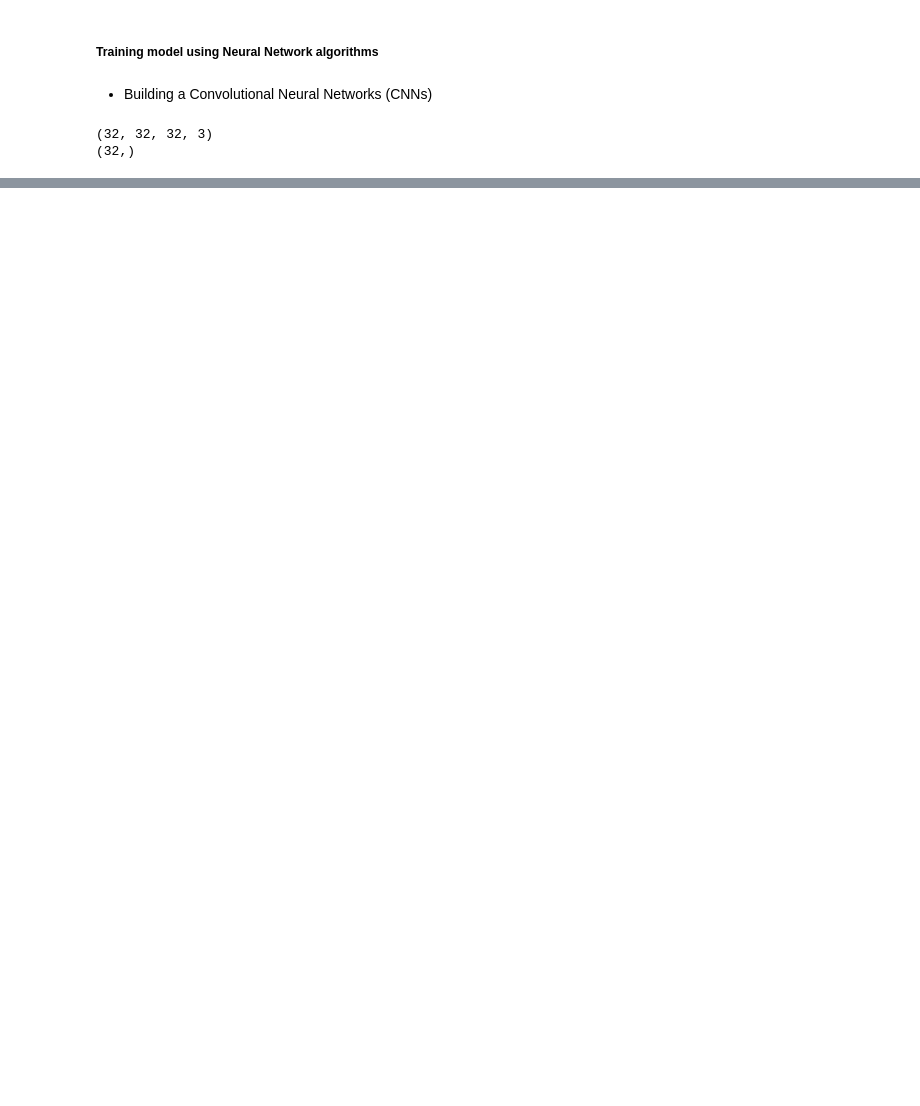
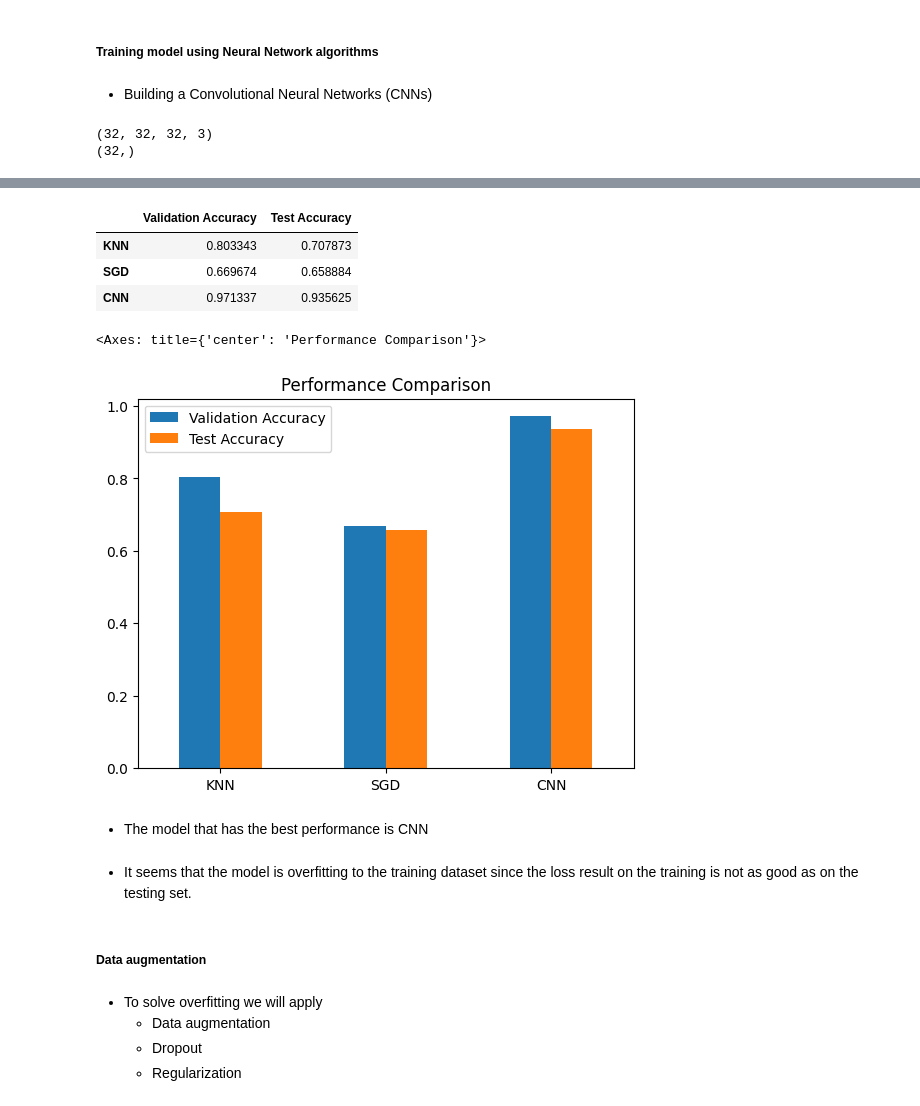
Before and after one commit to LowUp/AI_project, a Jupyter notebook: ai_generated_img_detection.ipynb, the cells around one changed output, grey strips where cells are left out. Saved outputs shown, nothing was run; the diff lists cells and outputs as text; code cells hidden in the pictures; blank space fills up the shorter version.

```diff
--- a/ai_generated_img_detection.ipynb
+++ b/ai_generated_img_detection.ipynb
@@ -551,10 +575,10 @@ models['SGD'] = SGDClassifier()
 # use crossvalidate to on all the models to get the accuracy and f1-score
 for name, model in models.items():
     scores = cross_validate(model, pcaX_train, Yr_train, cv=5, scoring=['accuracy', 'f1'], return_train_score=True)
+    performance_results.append({"name": name, "perf_train": scores['train_accuracy'].mean(), "perf_test": scores['test_accuracy'].mean()})
     print(f"Model : {name}")
     print("Accuracy:" , 'train:', scores['train_accuracy'].mean(), '| test:', scores['test_accuracy'].mean())
-    print("F1-score:" , 'train:', scores['train_f1'].mean(), '| test: ',
-    scores['test_f1'].mean())
+    print("F1-score:" , 'train:', scores['train_f1'].mean(), '| test: ', scores['test_f1'].mean())
     print("-----------------------------------------------------------")
 # %% [output]
 Model : KNN
@@ -576,8 +601,10 @@ from tensorflow.keras.models import Sequential
 AUTOTUNE = tf.data.AUTOTUNE
 
 # shuffle and batch the datasets
-train_ann = train_dataset.prefetch(buffer_size=AUTOTUNE)
-test_ann = test_dataset.prefetch(buffer_size=AUTOTUNE)
+train_ann = train_dataset
+test_ann = test_dataset
+# train_ann = train_dataset.prefetch(buffer_size=AUTOTUNE)
+# test_ann = test_dataset.prefetch(buffer_size=AUTOTUNE)
 # %%
 for image_batch, labels_batch in test_ann.take(1):
   print(image_batch.shape)
@@ -664,0 +691,6 @@ Epoch 10/10
+# %%
+cnn_train_val = model.evaluate(train_ann)[1]
+cnn_test_val = model.evaluate(test_ann)[1]
+
+# Add performance inside variable
+performance_results.append({"name": "CNN", "perf_train": cnn_train_val, "perf_test": cnn_test_val})
@@ -664,0 +703,30 @@ Epoch 10/10
+# %%
+# Performance Comparison
+valid_accuracy = [x["perf_train"] for x in performance_results]
+test_accuracy = [x["perf_test"] for x in performance_results]
+index = [x["name"] for x in performance_results]
+
+# print(value["name"])
+accuracy_df = pd.DataFrame({'Validation Accuracy':valid_accuracy,'Test Accuracy':test_accuracy},index=index)
+accuracy_df
+# %% [output]
+|  | Validation Accuracy | Test Accuracy |
+| KNN | 0.803343 | 0.707873 |
+| SGD | 0.669674 | 0.658884 |
+| CNN | 0.971337 | 0.935625 |
+# %%
+accuracy_df.plot.bar(rot=0, title = 'Performance Comparison')
+# %% [output]
+<Axes: title={'center': 'Performance Comparison'}>
+[figure, added]
+# %% [markdown]
+- The model that has the best performance is CNN
+# %% [markdown]
+- It seems that the model is overfitting to the training dataset since the loss result on the training is not as good as on the testing set.
+# %% [markdown]
+##### Data augmentation
+# %% [markdown]
+- To solve overfitting we will apply
+    - Data augmentation
+    - Dropout
+    - Regularization
```
Also changed, not shown: parts of 23 cells of this notebook.
